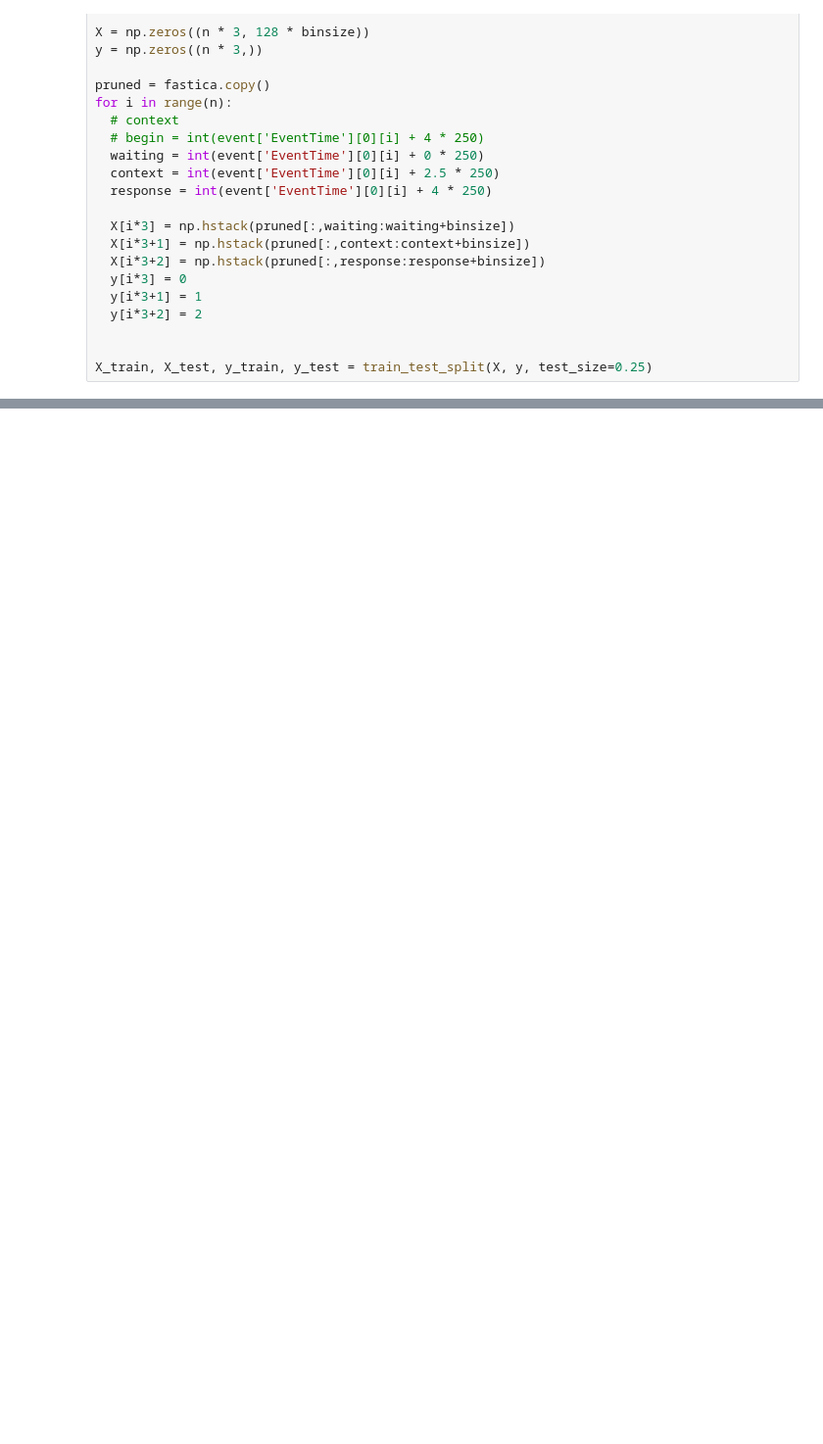
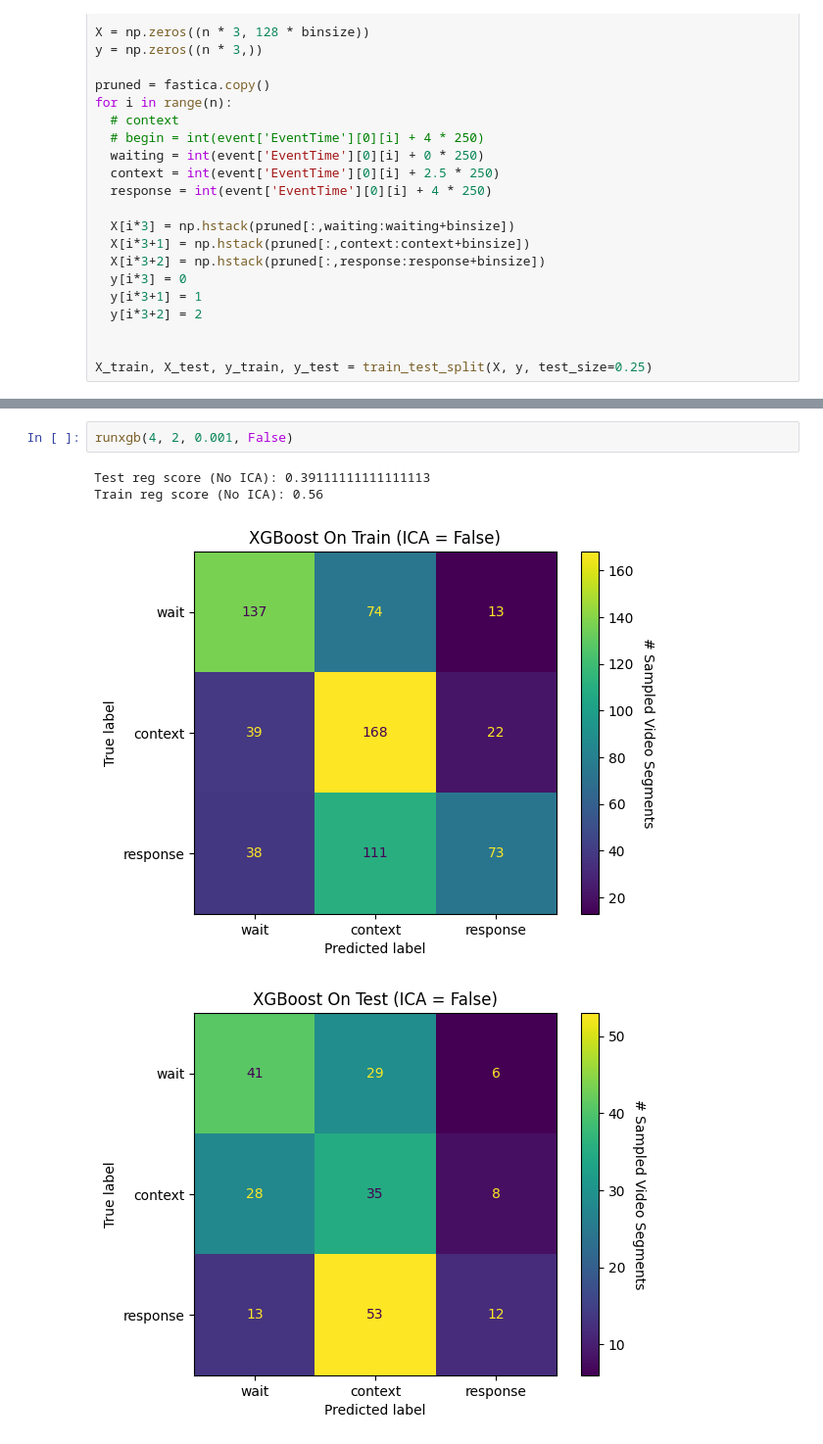
Before and after one commit to hytopoulos/macaque-cortical-activity, a Jupyter notebook: model_exploration.ipynb, the cells around one changed output, grey strips where cells are left out. Shown at 98% size. Cells and saved outputs as stored; diff of their text form; blank space fills up the shorter version.

```diff
--- a/model_exploration.ipynb
+++ b/model_exploration.ipynb
@@ -525,0 +356,7 @@ Test reg score: 0.3022222222222222
+# %%
+runxgb(4, 2, 0.001, False)
+# %% [output]
+Test reg score (No ICA): 0.39111111111111113
+Train reg score (No ICA): 0.56
+[figure, added]
+[figure, added]
```
Also changed, not shown: parts of 22 cells of this notebook.
